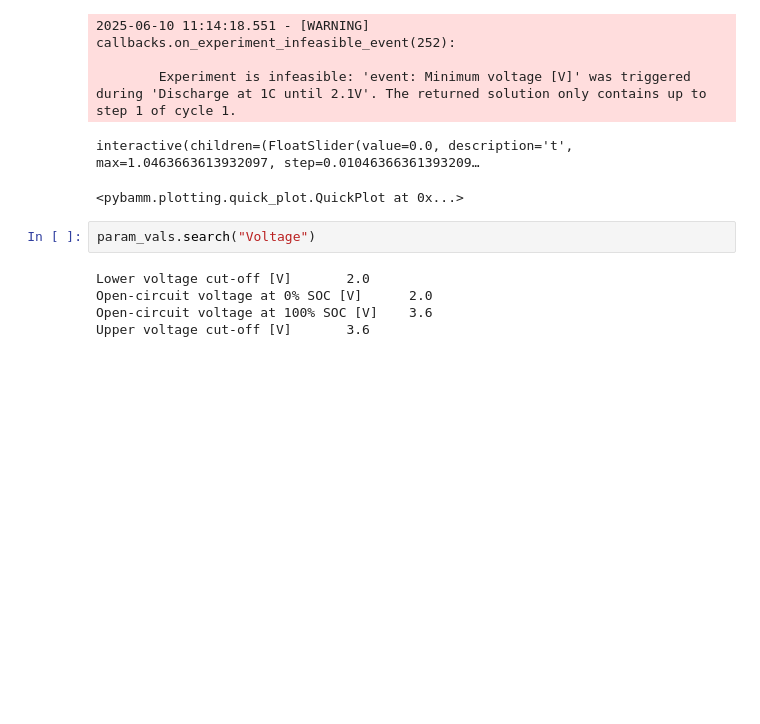
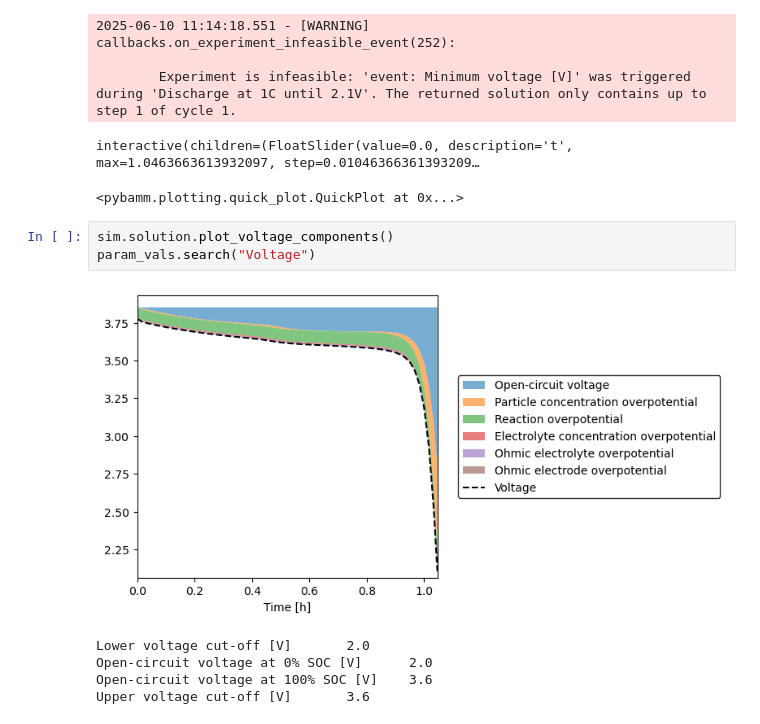
Before and after one commit to SarvTex/june_sciml_workshop, a Jupyter notebook: 14_pybammSeversonCompare.ipynb, the cells around one changed output. Saved outputs shown, nothing was run; the diff lists cells and outputs as text; blank space fills up the shorter version.

```diff
--- a/14_pybammSeversonCompare.ipynb
+++ b/14_pybammSeversonCompare.ipynb
@@ -246,8 +246,10 @@ sim.plot()
 interactive(children=(FloatSlider(value=0.0, description='t', max=1.0463663613932097, step=0.01046366361393209…
 <pybamm.plotting.quick_plot.QuickPlot at 0x...>
 # %%
+sim.solution.plot_voltage_components()
 param_vals.search("Voltage")
 # %% [output]
+[figure, added]
 Lower voltage cut-off [V]       2.0
 Open-circuit voltage at 0% SOC [V]      2.0
 Open-circuit voltage at 100% SOC [V]    3.6
```
